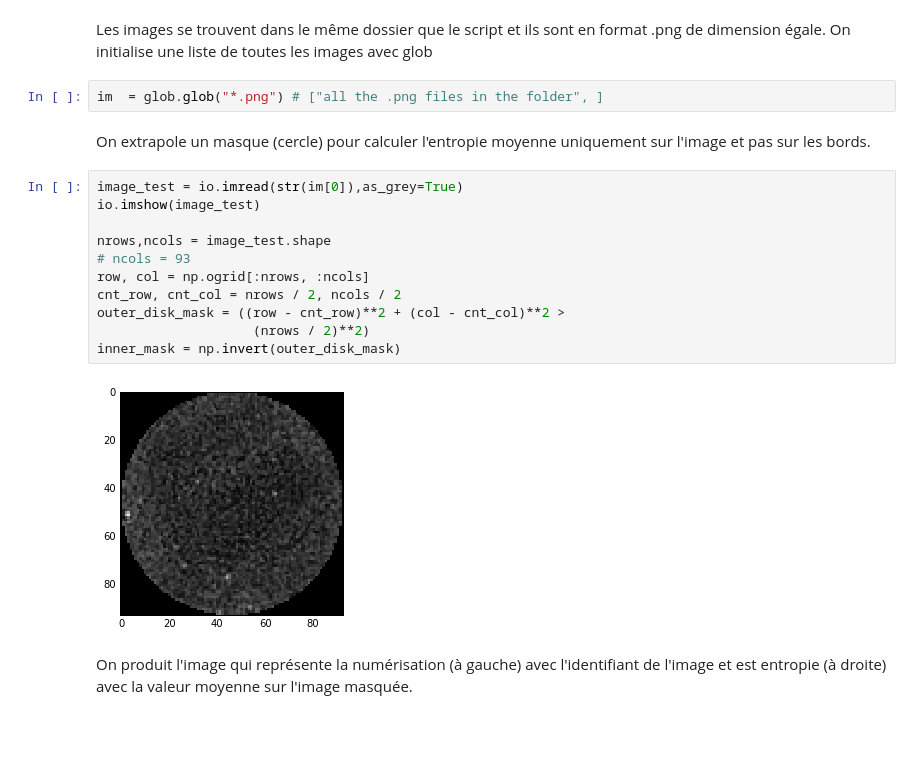
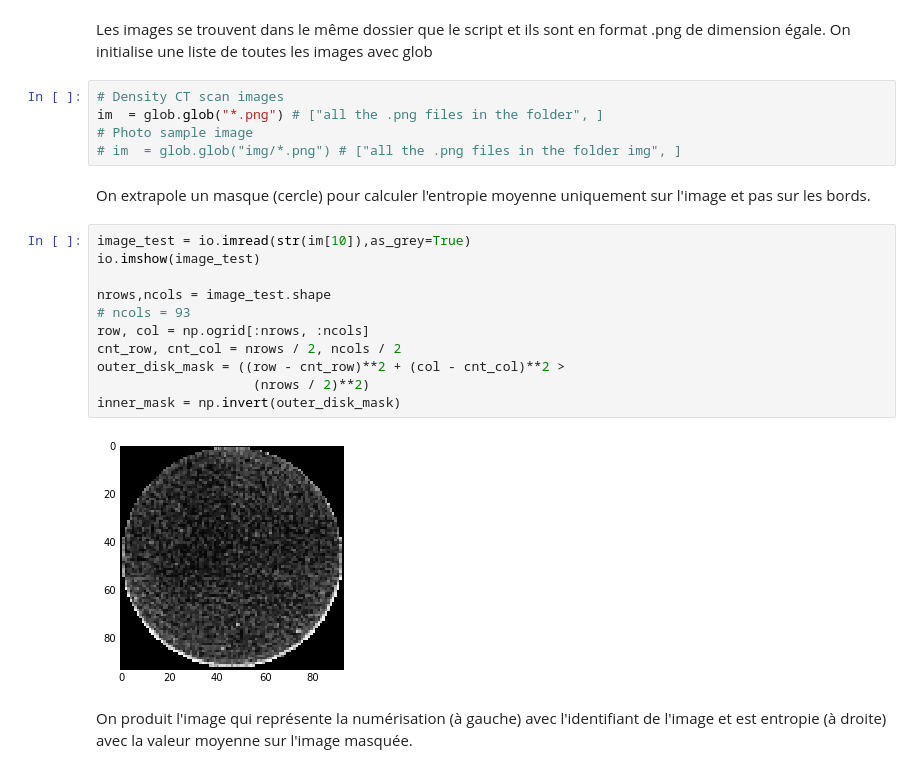
Before and after one commit to lperozzi/CTScan_entropy, a Jupyter notebook: CTScan_entropy.ipynb, the cells around one changed output. Drawn from its saved outputs; the diff is of its cells as text; blank space fills up the shorter version.

Commit message:
add picture analysis
- add img folder (pictures)
- add density img

```diff
--- a/CTScan_entropy.ipynb
+++ b/CTScan_entropy.ipynb
@@ -37,22 +37,25 @@ import glob
 # %% [markdown]
 Les images se trouvent dans le même dossier que le script et ils sont en format .png de dimension égale. On initialise une liste de toutes les images avec glob
 # %%
+# Density CT scan images
 im  = glob.glob("*.png") # ["all the .png files in the folder", ]
+# Photo sample image
+# im  = glob.glob("img/*.png") # ["all the .png files in the folder img", ]
 # %% [markdown]
 On extrapole un masque (cercle) pour calculer l'entropie moyenne uniquement sur  l'image et pas sur les bords.
 # %%
-image_test = io.imread(str(im[0]),as_grey=True)
+image_test = io.imread(str(im[10]),as_grey=True)
 io.imshow(image_test)
 
 nrows,ncols = image_test.shape
 # ncols = 93
 row, col = np.ogrid[:nrows, :ncols]
 cnt_row, cnt_col = nrows / 2, ncols / 2
 outer_disk_mask = ((row - cnt_row)**2 + (col - cnt_col)**2 >
                     (nrows / 2)**2)
 inner_mask = np.invert(outer_disk_mask)
 # %% [output]
-[figure, old version]
+[figure, new version]
 # %% [markdown]
 On produit l'image qui représente la numérisation (à gauche) avec l'identifiant de l'image et est entropie (à droite) avec la valeur moyenne sur l'image masquée.
 # %%
```
Also changed, not shown: parts of 1 cell of this notebook, 51 other files.
